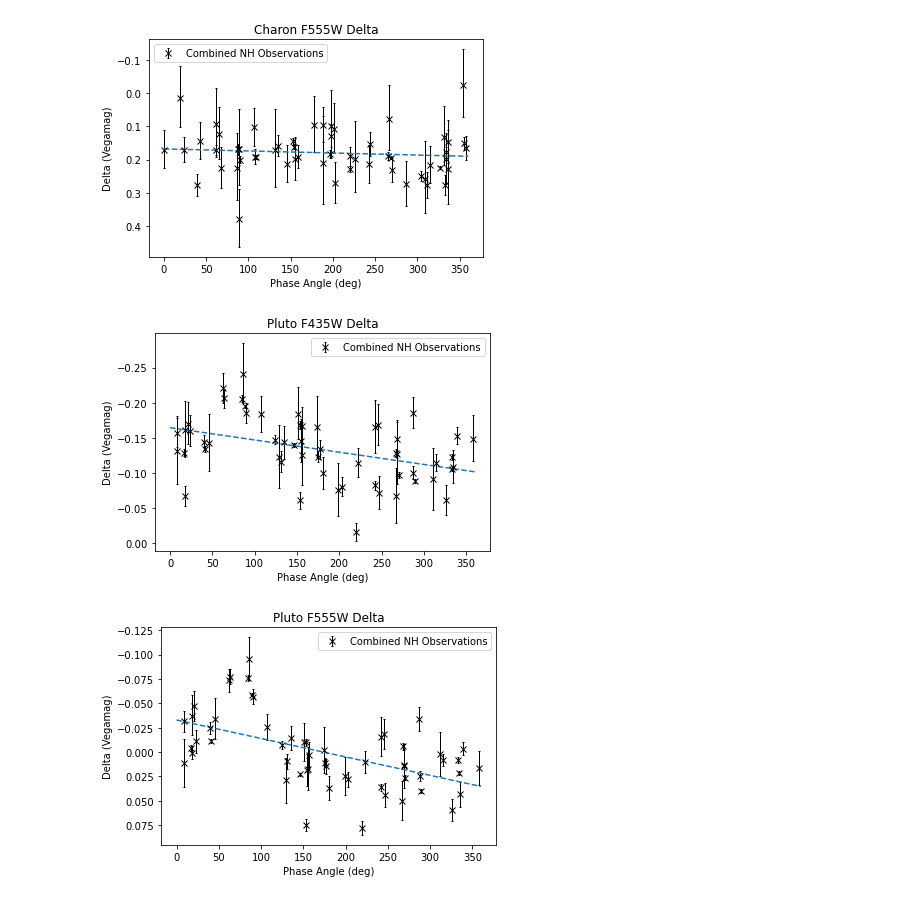
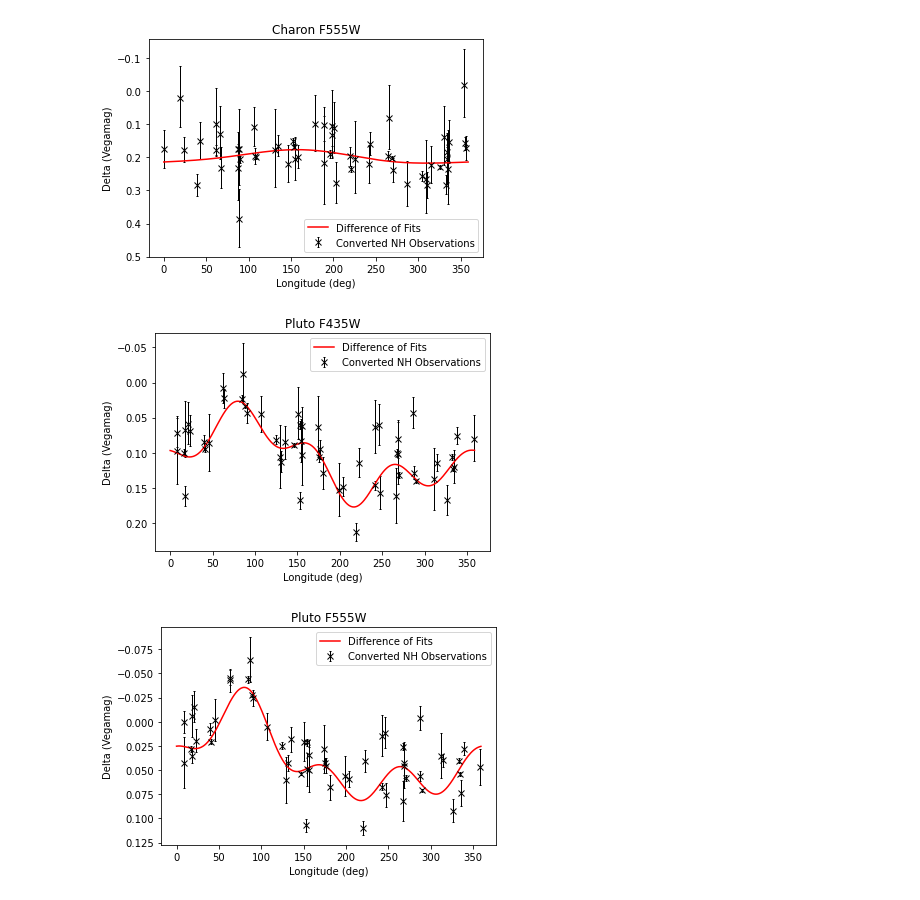
Before and after one commit to TimEwing/pluto, a Jupyter notebook: phase_curve_err.ipynb, the cells around one changed output. Drawn from its saved outputs; the diff is of its cells as text; code cells hidden in the pictures.

```diff
--- a/phase_curve_err.ipynb
+++ b/phase_curve_err.ipynb
@@ -76,37 +98,39 @@ show_curve("pluto_555", solar=True)
 # %%
 def show_err(data_file):
     target, bandpass = data_file.split("_")
     target = target.capitalize()
     bandpass = f"F{bandpass}W"
-    plt.title(f"{target} {bandpass} Delta")
+    plt.title(f"{target} {bandpass}")
 
-    df = read_file(f"output/{data_file}.json")
+    filename = f"output/{data_file}.json"
+    df = read_file(filename)
     yerr = [df.multi_vegamag_buie_delta_sigma_plus, df.multi_vegamag_buie_delta_sigma_minus]
 
 
     plt.errorbar(df.lon, df.multi_vegamag_buie_delta, yerr=yerr,
                  fmt='x', c='black', elinewidth=1, capsize=1,
-                 label='Combined NH Observations')
+                 label='Converted NH Observations')
 
     # Fits
-    fit = np.polyfit(df.lon, df.multi_vegamag_buie_delta, 1)
-    xs = [0, 360]
-    plt.plot(xs, [np.poly1d(fit)(x) for x in xs], '--')
+    fit_x = np.arange(360)
+    buie_y = get_fourier_fn(f"data/buie_fourier_{data_file}.json")(fit_x)
+    fit_y = get_fourier_fn(filename)(fit_x)
+    plt.plot(fit_x, fit_y-buie_y, c="red", label="Difference of Fits")
 
-    plt.xlabel("Phase Angle (deg)")
+    plt.xlabel("Longitude (deg)")
     plt.ylabel("Delta (Vegamag)")
     plt.legend()
     plt.gca().invert_yaxis()
     figname = data_file + '_buie_delta.jpg'
-    plt.savefig(figname, bbox_inches='tight')
+    plt.savefig(f"figures/{figname}", bbox_inches='tight')
     plt.show()
 
 
 # show_err("charon_435")
 show_err("charon_555")
 show_err("pluto_435")
 show_err("pluto_555")
 # %% [output]
-[figure, old version]
+[figure, new version]
-[figure, old version]
+[figure, new version]
-[figure, old version]
+[figure, new version]
```
Also changed, not shown: parts of 1 cell of this notebook, 15 other files.
